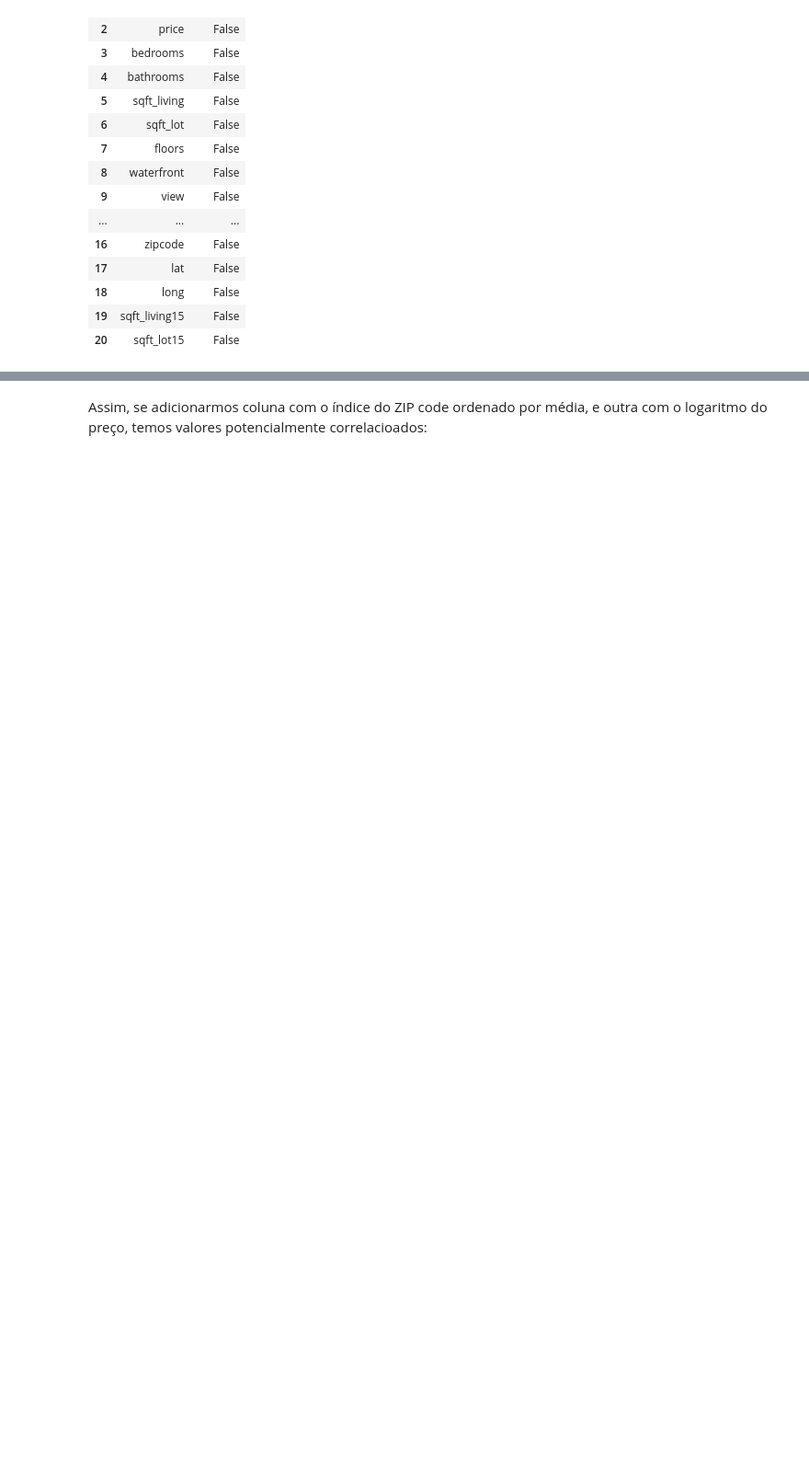
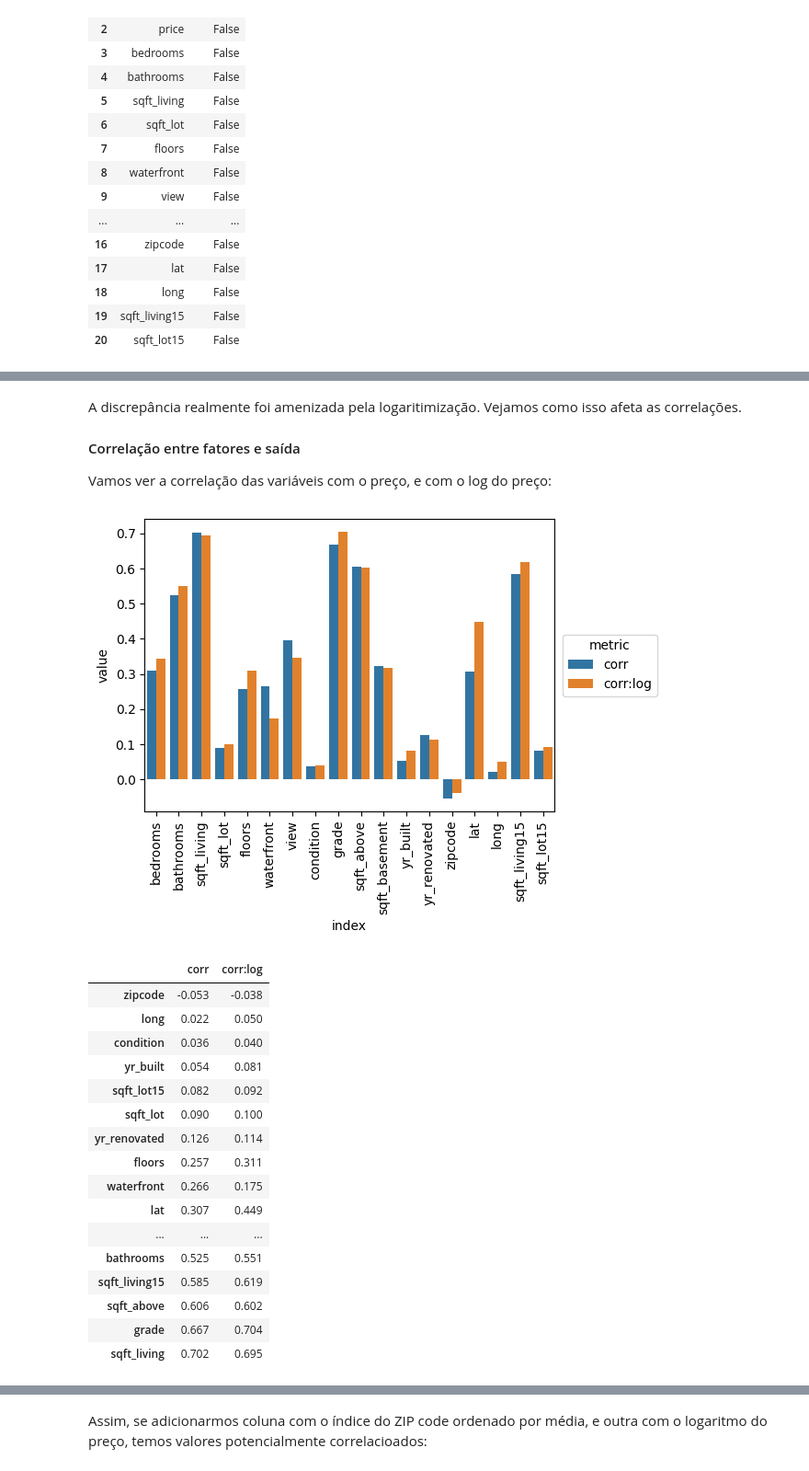
Before and after one commit to brandizzi/AEDI2025, a Jupyter notebook: ProvaAEDI202502-AdamBrandizzi.ipynb, the cells around one changed output, grey strips where cells are left out. Shown at 92% size. Drawn from its saved outputs; the diff is of its cells as text; code cells hidden in the pictures; blank space fills up the shorter version.

```diff
--- a/ProvaAEDI202502-AdamBrandizzi.ipynb
+++ b/ProvaAEDI202502-AdamBrandizzi.ipynb
@@ -165,0 +187,63 @@ DF(X_y_corr).sort_values(by=0)
+# %% [markdown]
+A discrepância realmente foi amenizada pela logaritimização. Vejamos como isso afeta as correlações.
+
+#### Correlação entre fatores e saída
+
+Vamos ver a correlação das variáveis com o preço, e com o log do preço:
+# %%
+X_y_corr = X.corrwith(y)
+X_y_log_corr = X.corrwith(y_log_df['price'])
+X_y_corr_df = DF(
+  {
+    'corr': X_y_corr,
+    'corr:log':  X_y_log_corr
+  }
+)
+
+X_y_corr_long = (
+    X_y_corr_df
+        .reset_index()
+        .melt(
+            id_vars='index',
+            var_name='metric',
+            value_name='value'
+        )
+)
+
+sns.barplot(
+    data=X_y_corr_long,
+    x='index',
+    y='value',
+    hue='metric'
+)
+plt.legend(
+    title='metric',
+    loc='center left',
+    bbox_to_anchor=(1.02, 0.5),
+    borderaxespad=0
+)
+plt.xticks(rotation=90)
+plt.tight_layout()
+plt.show()
+
+
+X_y_corr_df.sort_values(by='corr')
+# %% [output]
+[figure, added]
+|  | corr | corr:log |
+| zipcode | -0.053 | -0.038 |
+| long | 0.022 | 0.050 |
+| condition | 0.036 | 0.040 |
+| yr_built | 0.054 | 0.081 |
+| sqft_lot15 | 0.082 | 0.092 |
+| sqft_lot | 0.090 | 0.100 |
+| yr_renovated | 0.126 | 0.114 |
+| floors | 0.257 | 0.311 |
+| waterfront | 0.266 | 0.175 |
+| lat | 0.307 | 0.449 |
+| ... | ... | ... |
+| bathrooms | 0.525 | 0.551 |
+| sqft_living15 | 0.585 | 0.619 |
+| sqft_above | 0.606 | 0.602 |
+| grade | 0.667 | 0.704 |
+| sqft_living | 0.702 | 0.695 |
```
Also changed, not shown: parts of 152 cells of this notebook, 1 other file.
